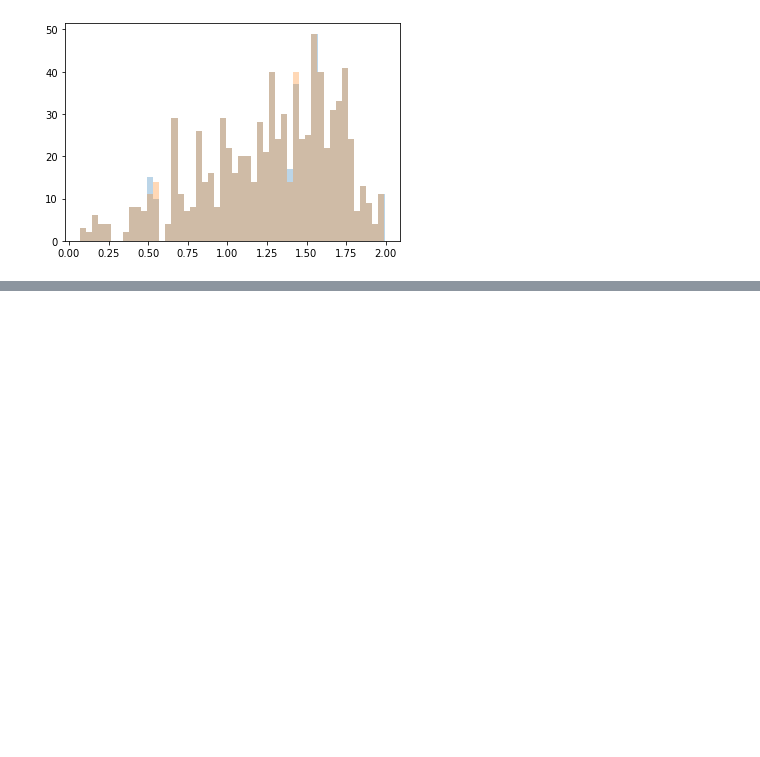
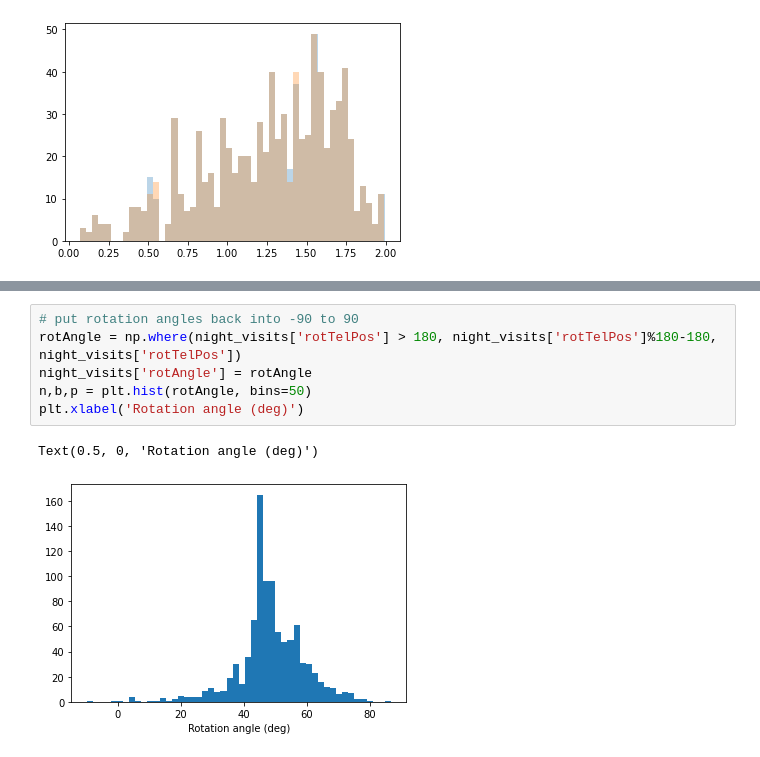
Before and after one commit to lsst/rubin_sim_notebooks, a Jupyter notebook: maf/science/Single Point Viz.ipynb, the cells around one changed output, grey strips where cells are left out. Cells and saved outputs as stored; diff of their text form; blank space fills up the shorter version.

```diff
--- a/maf/science/Single Point Viz.ipynb
+++ b/maf/science/Single Point Viz.ipynb
@@ -151,0 +205,9 @@ plt.ylim(-5, 5)
+# %%
+# put rotation angles back into -90 to 90
+rotAngle = np.where(night_visits['rotTelPos'] > 180, night_visits['rotTelPos']%180-180, night_visits['rotTelPos'])
+night_visits['rotAngle'] = rotAngle
+n,b,p = plt.hist(rotAngle, bins=50)
+plt.xlabel('Rotation angle (deg)')
+# %% [output]
+Text(0.5, 0, 'Rotation angle (deg)')
+[figure, added]
```
Also changed, not shown: parts of 12 cells of this notebook.
